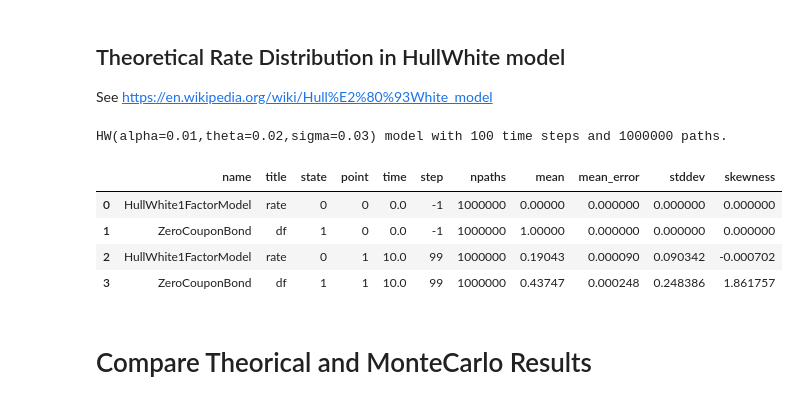
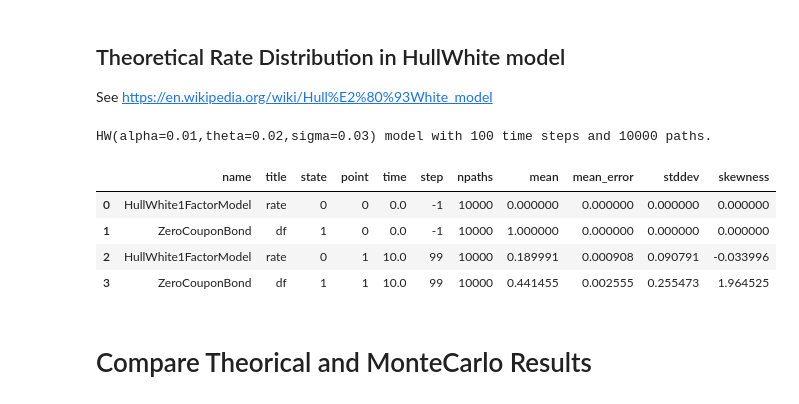
Before and after one commit to AlexanderZvyagin/MonteCarlo-SDK, a Jupyter notebook: python/notebooks/t08_HullWhite1FactorModel.ipynb, the cells around one changed output. Cells and saved outputs as stored; diff of their text form; code cells hidden in the pictures.

```diff
--- a/python/notebooks/t08_HullWhite1FactorModel.ipynb
+++ b/python/notebooks/t08_HullWhite1FactorModel.ipynb
@@ -32,32 +32,32 @@ def theoretical_rate(model,t):
     sigma = sqrt(model.sigma**2/(2*model.alpha)*(1-z**2))
     return (mean,sigma)
 # %%
-model = create_model(0.01,0.02,0.03,TimeSteps=100,NumPaths=1000000)
+model = create_model(0.01,0.02,0.03,TimeSteps=100,NumPaths=10000)
 TimeHorizon = 10
 for t in [model.TimeStart,TimeHorizon]:
     model.evaluations.append(sdk.EvaluationPoint(t)
         .Add(sdk.Histogram(
             ax = sdk.HistogramAxis(
                 model.hw_uf.GetStateNumber(),
-                200
+                50
             ),
         ))
         .Add(sdk.Histogram(
             ax = sdk.HistogramAxis(
                 model.df_uf.GetStateNumber(),
-                200,0,2
+                50,0,2
             ),
         ))
     )
 results = sdk.run (model, server)
 results.df()
 # %% [output]
-HW(alpha=0.01,theta=0.02,sigma=0.03) model with 100 time steps and 1000000 paths.
+HW(alpha=0.01,theta=0.02,sigma=0.03) model with 100 time steps and 10000 paths.
 |  | name | title | state | point | time | step | npaths | mean | mean_error | stddev | skewness |
-| 0 | HullWhite1FactorModel | rate | 0 | 0 | 0.0 | -1 | 1000000 | 0.00000 | 0.000000 | 0.000000 | 0.000000 |
-| 1 | ZeroCouponBond | df | 1 | 0 | 0.0 | -1 | 1000000 | 1.00000 | 0.000000 | 0.000000 | 0.000000 |
-| 2 | HullWhite1FactorModel | rate | 0 | 1 | 10.0 | 99 | 1000000 | 0.19043 | 0.000090 | 0.090342 | -0.000702 |
-| 3 | ZeroCouponBond | df | 1 | 1 | 10.0 | 99 | 1000000 | 0.43747 | 0.000248 | 0.248386 | 1.861757 |
+| 0 | HullWhite1FactorModel | rate | 0 | 0 | 0.0 | -1 | 10000 | 0.000000 | 0.000000 | 0.000000 | 0.000000 |
+| 1 | ZeroCouponBond | df | 1 | 0 | 0.0 | -1 | 10000 | 1.000000 | 0.000000 | 0.000000 | 0.000000 |
+| 2 | HullWhite1FactorModel | rate | 0 | 1 | 10.0 | 99 | 10000 | 0.189991 | 0.000908 | 0.090791 | -0.033996 |
+| 3 | ZeroCouponBond | df | 1 | 1 | 10.0 | 99 | 10000 | 0.441455 | 0.002555 | 0.255473 | 1.964525 |
 # %%
 theory_mean, theory_sigma = theoretical_rate(model,10)
 # %% [markdown]
```
Also changed, not shown: parts of 2 cells of this notebook.
